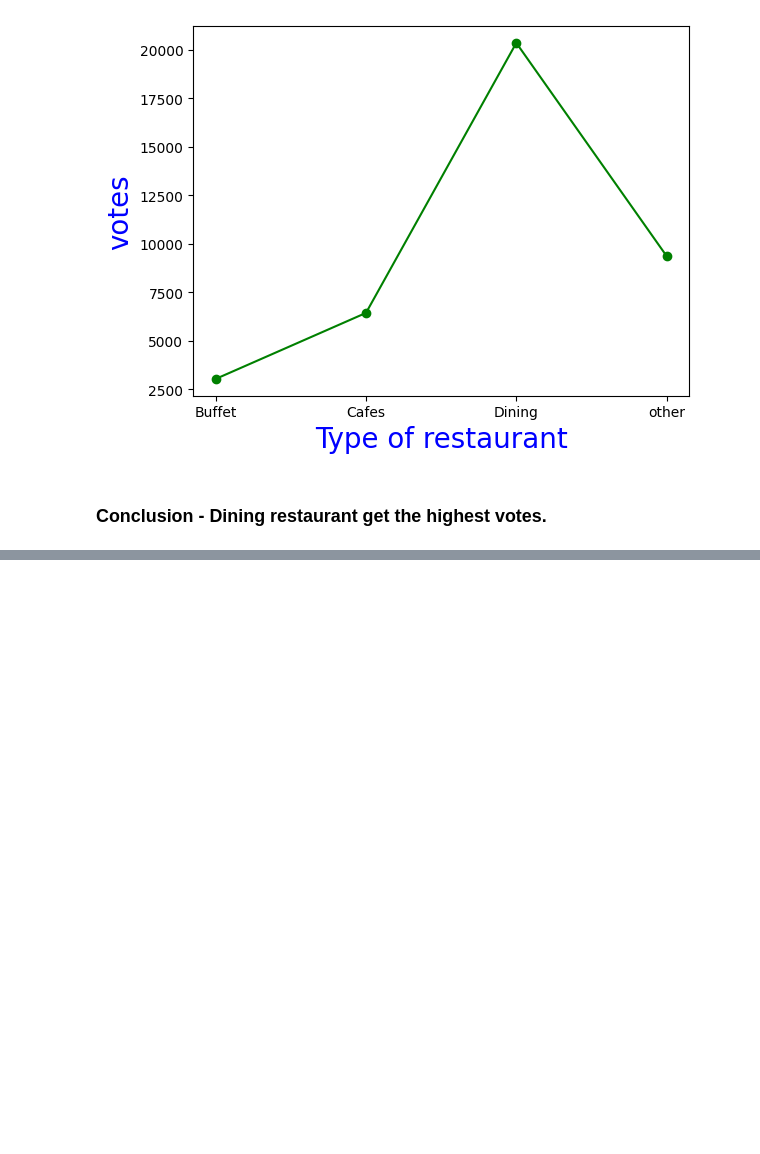
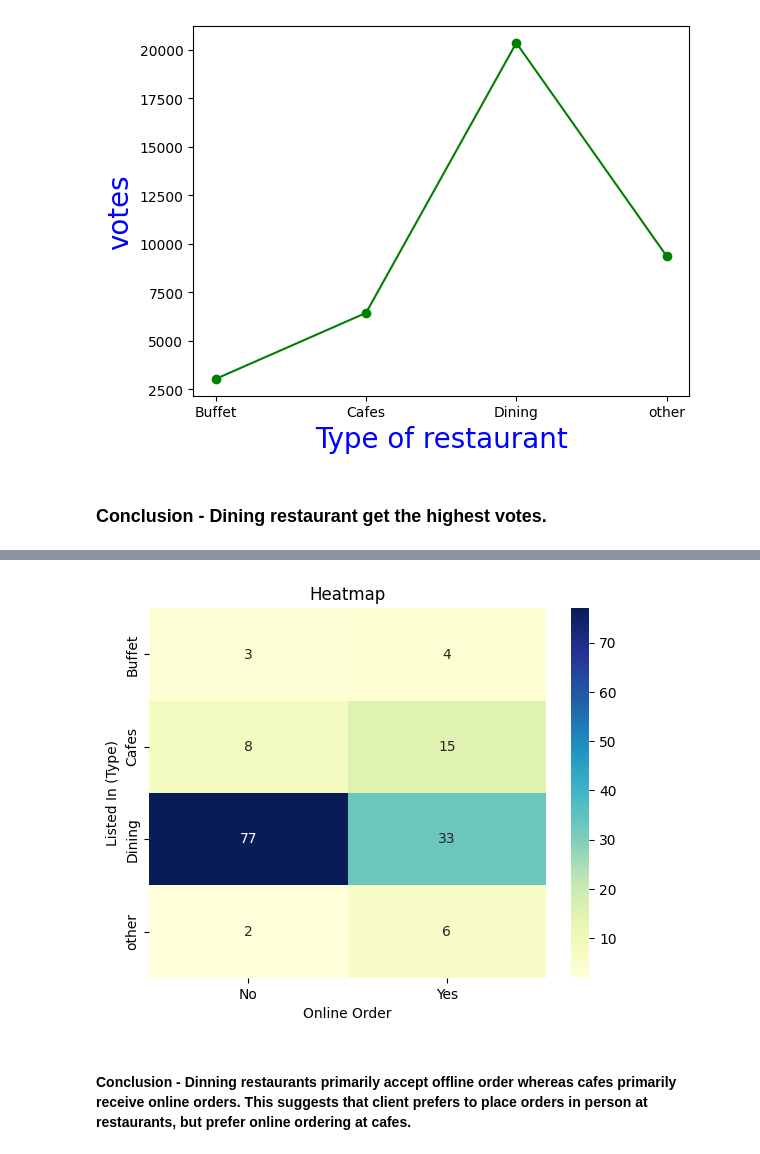
Before and after one commit to itanishajain/Zomato-Vision, a Jupyter notebook: data.ipynb, the cells around one changed output, grey strips where cells are left out. Cells and saved outputs as stored; diff of their text form; code cells hidden in the pictures; blank space fills up the shorter version.

```diff
--- a/data.ipynb
+++ b/data.ipynb
@@ -117,0 +173,11 @@ Text(0, 0.5, 'votes')
+# %%
+pivot_table = df.pivot_table(index='listed_in(type)',columns='online_order',aggfunc='size',fill_value=0)
+sns.heatmap(pivot_table, annot=True, cmap="YlGnBu", fmt='d')
+plt.title("Heatmap")
+plt.xlabel("Online Order")
+plt.ylabel("Listed In (Type)")
+plt.show()
+# %% [output]
+[figure, added]
+# %% [markdown]
+<h4>Conclusion - Dinning restaurants primarily accept offline order whereas cafes primarily receive online orders. This suggests that client prefers to place orders in person at restaurants, but prefer online ordering at cafes.</h4>
```
Also changed, not shown: parts of 11 cells of this notebook.
